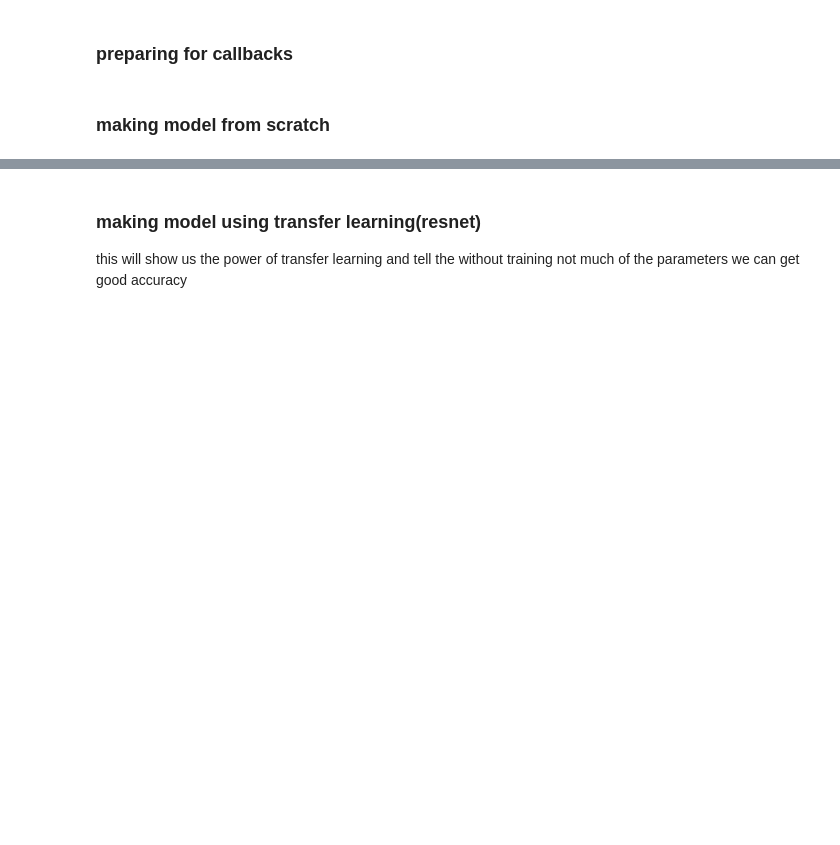
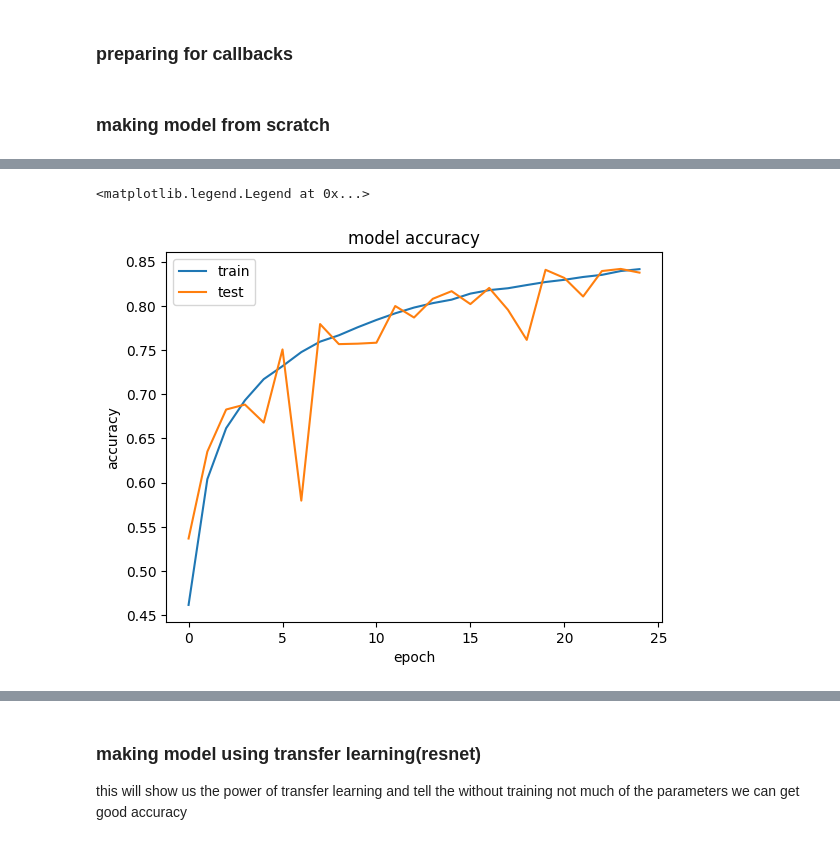
Before and after one commit to vnsh69/projects-ML-DL, a Jupyter notebook: cifar10_from_scratch.ipynb, the cells around one changed output, grey strips where cells are left out. Cells and saved outputs as stored; diff of their text form; code cells hidden in the pictures; blank space fills up the shorter version.

```diff
--- a/cifar10_from_scratch.ipynb
+++ b/cifar10_from_scratch.ipynb
@@ -103,14 +114,28 @@ from tensorflow.keras.optimizers import Adam
 # %%
 model = Sequential([
-    Conv2D(32, (3,3), activation='relu', input_shape=(32,32,3)),
+    Conv2D(128, (3,3), activation='relu',padding="same", input_shape=(32,32,3)),
+    BatchNormalization(),
+    Conv2D(128, (3,3), activation='relu',padding="same", input_shape=(32,32,3)),
+    BatchNormalization(),
     MaxPooling2D((2,2)),
-    Conv2D(64, (3,3), activation='relu'),
+    Conv2D(64, (3,3), activation='relu', padding="same"),
+    BatchNormalization(),
+    Conv2D(64, (3,3), activation='relu', padding="same"),
+    BatchNormalization(),
     MaxPooling2D((2,2)),
-    Conv2D(128, (3,3), activation='relu'),
+    Conv2D(32, (3,3), activation='relu', padding="same"),
+    BatchNormalization(),
+    MaxPooling2D((2,2)),
+    Conv2D(32, (3,3), activation='relu',padding="same"),
+    BatchNormalization(),
+    Conv2D(32, (3,3), activation='relu',padding="same"),
+    BatchNormalization(),
     MaxPooling2D((2,2)),
     Flatten(),
-    Dense(128, activation='relu'),
-    Dropout(0.5),
+    Dense(1024, activation='relu'),
+    Dropout(0.2),
+    Dense(512, activation='relu'),
+    Dropout(0.2),
     Dense(10, activation='softmax')
     ])
 
@@ -118,10 +143,5 @@ model.compile(loss='categorical_crossentropy',
                      optimizer=Adam(),
                      metrics=['accuracy'])
 
-history = model.fit(train_data,
-                            steps_per_epoch=len(train_data),
-                            epochs=20,
-                            validation_data=test_data,
-                            validation_steps=len(test_data),
-                    callbacks = callbacks_list )
+model.summary()
 # %% [output]
@@ -145,0 +169,7 @@ Epoch 20/20
+# %%
+history = model.fit(train_data,
+                            steps_per_epoch=len(train_data),
+                            epochs=25,
+                            validation_data=(test_data),
+                            validation_steps=(len(test_data)),
+                    callbacks = callbacks_list )
@@ -150,0 +199,10 @@ model.evaluate(test_data)
+# %%
+plt.plot(history.history['accuracy'])
+plt.plot(history.history['val_accuracy'])
+plt.title('model accuracy')
+plt.ylabel('accuracy')
+plt.xlabel('epoch')
+plt.legend(['train', 'test'], loc='upper left')
+# %% [output]
+<matplotlib.legend.Legend at 0x...>
+[figure, added]
```
Also changed, not shown: parts of 34 cells of this notebook.
